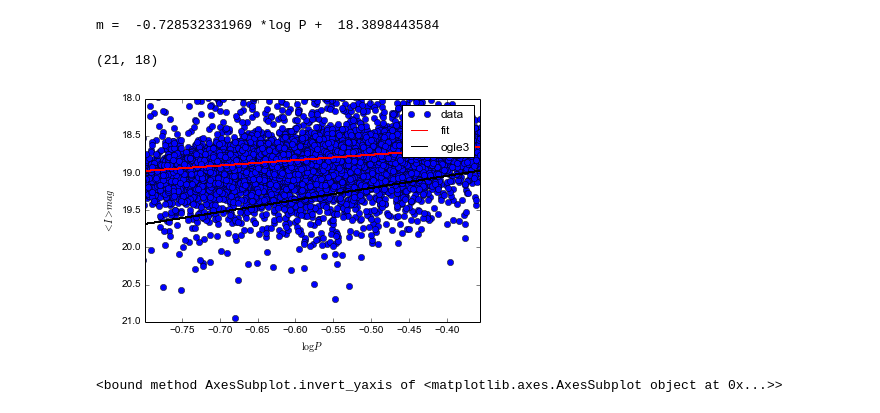
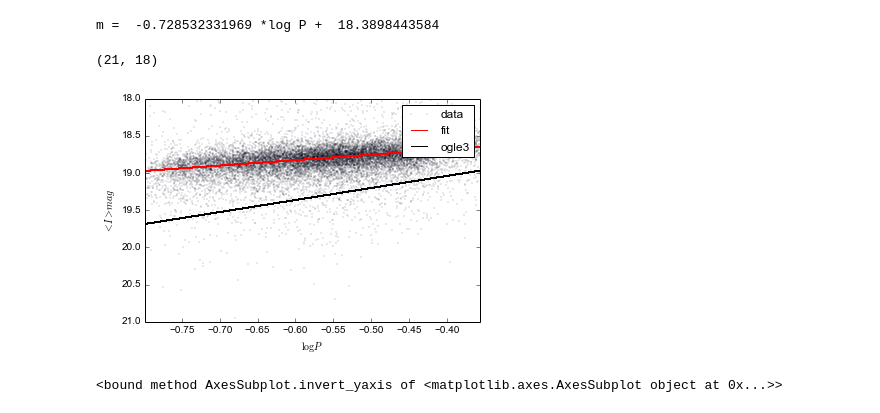
Before and after one commit to glauffer/final_project, a Jupyter notebook: notebooks/Relação PL.ipynb, the cells around one changed output. Saved outputs shown, nothing was run; the diff lists cells and outputs as text; code cells hidden in the pictures.

```diff
--- a/notebooks/Relação PL.ipynb
+++ b/notebooks/Relação PL.ipynb
@@ -39,20 +46,20 @@ print('m = ', x[0], '*log P + ', x[1])
 m =  -0.728532331969 *log P +  18.3898443584
 # %%
 plt.clf()
-plt.plot(A.T[0], mags, 'bo', label = 'data')
+plt.plot(A.T[0], mags, 'bo', label = 'data', ms=.2)
 plt.plot(A.T[0], x[0]*A.T[0]+x[1], '-r', label = 'fit')
 plt.plot(A.T[0], (-1.62)*A.T[0]+18.391, '-k', label = 'ogle3')
 plt.legend()
 plt.xlabel(r"$\log P$")
 plt.ylabel(r"$<I> mag$")
 plt.gca().invert_yaxis()
 plt.xlim(np.log(0.45),np.log(0.7))
 plt.ylim(21, 18)
 #plt.xlim(-3, 1)
 #plt.savefig('pl_relation_RRAB.png', dpi = 100)
 # %% [output]
 (21, 18)
-[figure, old version]
+[figure, new version]
 # %%
 #obtendo m_fit
 
```
Also changed, not shown: parts of 1 cell of this notebook, 27 other files.
